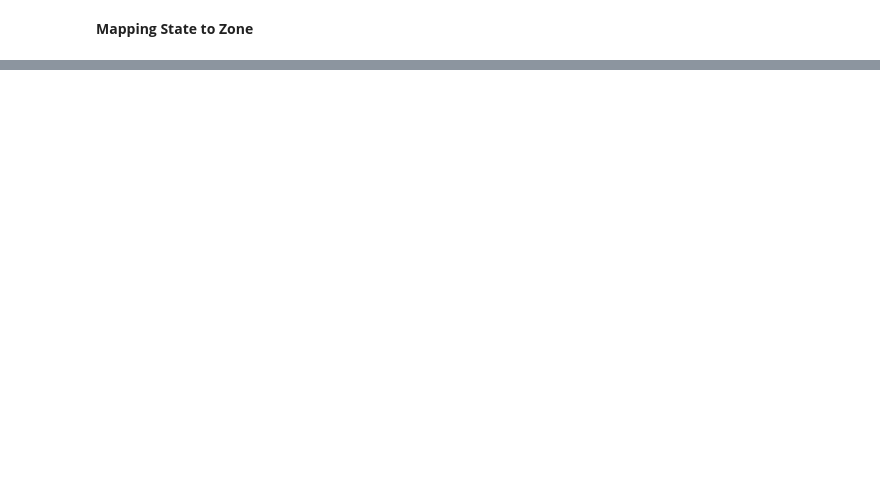
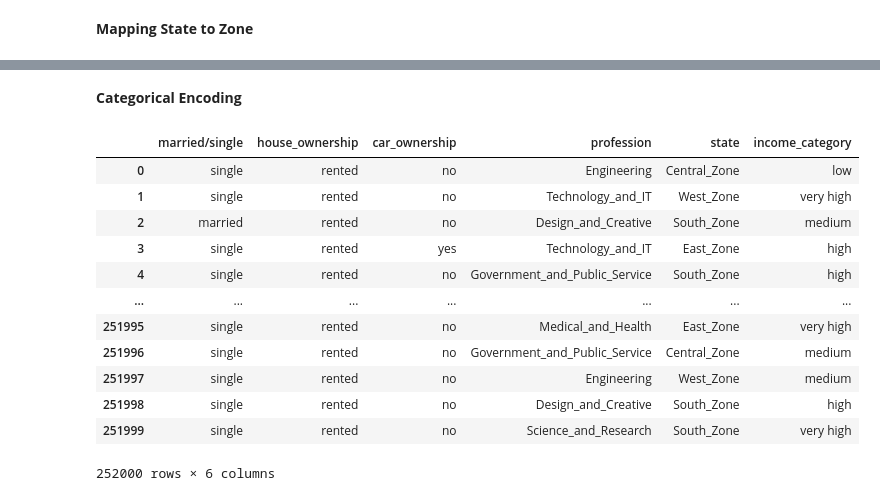
Before and after one commit to mfathul21/loan-prediction, a Jupyter notebook: Loan_Prediction_Based_on_Customers_Behaviour.ipynb, the cells around one changed output, grey strips where cells are left out. Saved outputs shown, nothing was run; the diff lists cells and outputs as text; code cells hidden in the pictures; blank space fills up the shorter version.

Commit message:
Completed data preparation

```diff
--- a/Loan_Prediction_Based_on_Customers_Behaviour.ipynb
+++ b/Loan_Prediction_Based_on_Customers_Behaviour.ipynb
@@ -727,0 +771,2 @@ df
+# %%
+df_test = pd.DataFrame(columns=['column','p_value'])
@@ -727,0 +778,13 @@ df
+# %%
+def contingency_table(index, column, data = df):
+  observed = []
+  contingency_table = pd.pivot_table(data=data, index=index,columns=column, aggfunc='size')
+  contingency_table.columns.name = None
+
+  default_customers = contingency_table.loc[1].to_list()
+  observed.append(default_customers)
+
+  non_default_customers = contingency_table.loc[0].to_list()
+  observed.append(non_default_customers)
+
+  return observed
@@ -727,0 +829,20 @@ df
+# %%
+alpha = 0.05
+numerical_col = df.select_dtypes(include=['int64', 'float64']).columns
+
+for col in numerical_col:
+    if col != 'risk_flag':
+      group1 = df[df['risk_flag'] == df['risk_flag'].unique()[0]][col]
+      group2 = df[df['risk_flag'] == df['risk_flag'].unique()[1]][col]
+      t_stat, p_value = ttest_ind(group1, group2)
+      new_assign = pd.DataFrame({'column':[col],'p_value':[p_value]})
+      df_test = pd.concat([df_test, new_assign], ignore_index=True)
+      print(col)
+      print(p_value)
+
+      if p_value < 0.05:
+        print('Ada cukup bukti tolak hipotesis nol')
+        print(f'Terdapat hubungan yang signifikan antara {col} dan risk_flag \n')
+      else:
+        print('Tidak ada cukup bukti, gagal tolak hipotesis nol')
+        print(f'Tidak terdapat hubungan yang signifikan antara {col} dan risk_flag \n')
@@ -727,0 +884,6 @@ df
+# %%
+features = df_test[df_test['p_value'] < 0.05]['column'].to_list()
+features.append('risk_flag')
+
+df_new = df[features]
+df_new.sample(5)
@@ -727,0 +897,18 @@ df
+# %% [markdown]
+**Categorical Encoding**
+# %%
+df_new[df_new.select_dtypes(['object', 'category']).columns]
+# %% [output]
+|  | married/single | house_ownership | car_ownership | profession | state | income_category |
+| 0 | single | rented | no | Engineering | Central_Zone | low |
+| 1 | single | rented | no | Technology_and_IT | West_Zone | very high |
+| 2 | married | rented | no | Design_and_Creative | South_Zone | medium |
+| 3 | single | rented | yes | Technology_and_IT | East_Zone | high |
+| 4 | single | rented | no | Government_and_Public_Service | South_Zone | high |
+| ... | ... | ... | ... | ... | ... | ... |
+| 251995 | single | rented | no | Medical_and_Health | East_Zone | very high |
+| 251996 | single | rented | no | Government_and_Public_Service | Central_Zone | medium |
+| 251997 | single | rented | no | Engineering | West_Zone | medium |
+| 251998 | single | rented | no | Design_and_Creative | South_Zone | high |
+| 251999 | single | rented | no | Science_and_Research | South_Zone | very high |
+252000 rows × 6 columns
```
Also changed, not shown: parts of 50 cells of this notebook.
